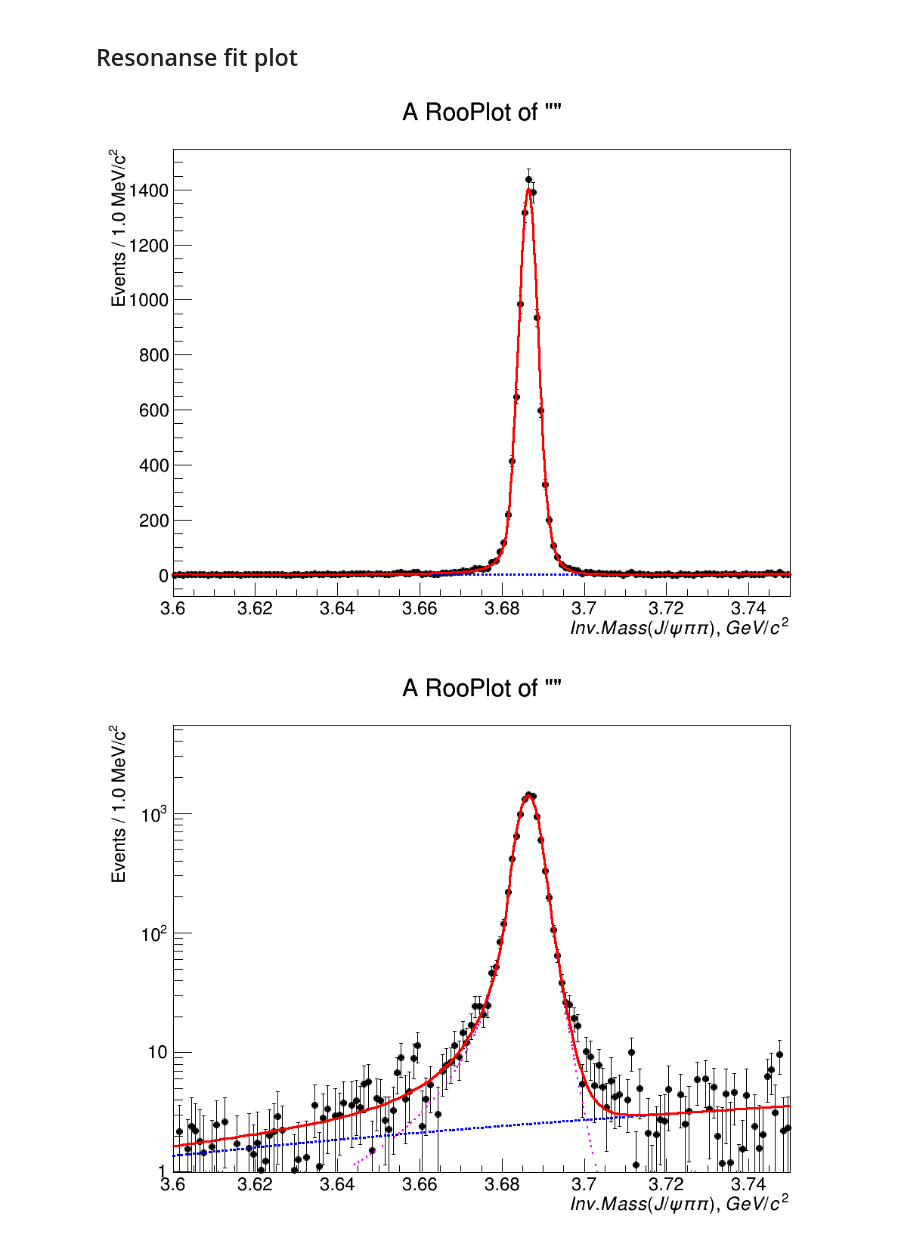
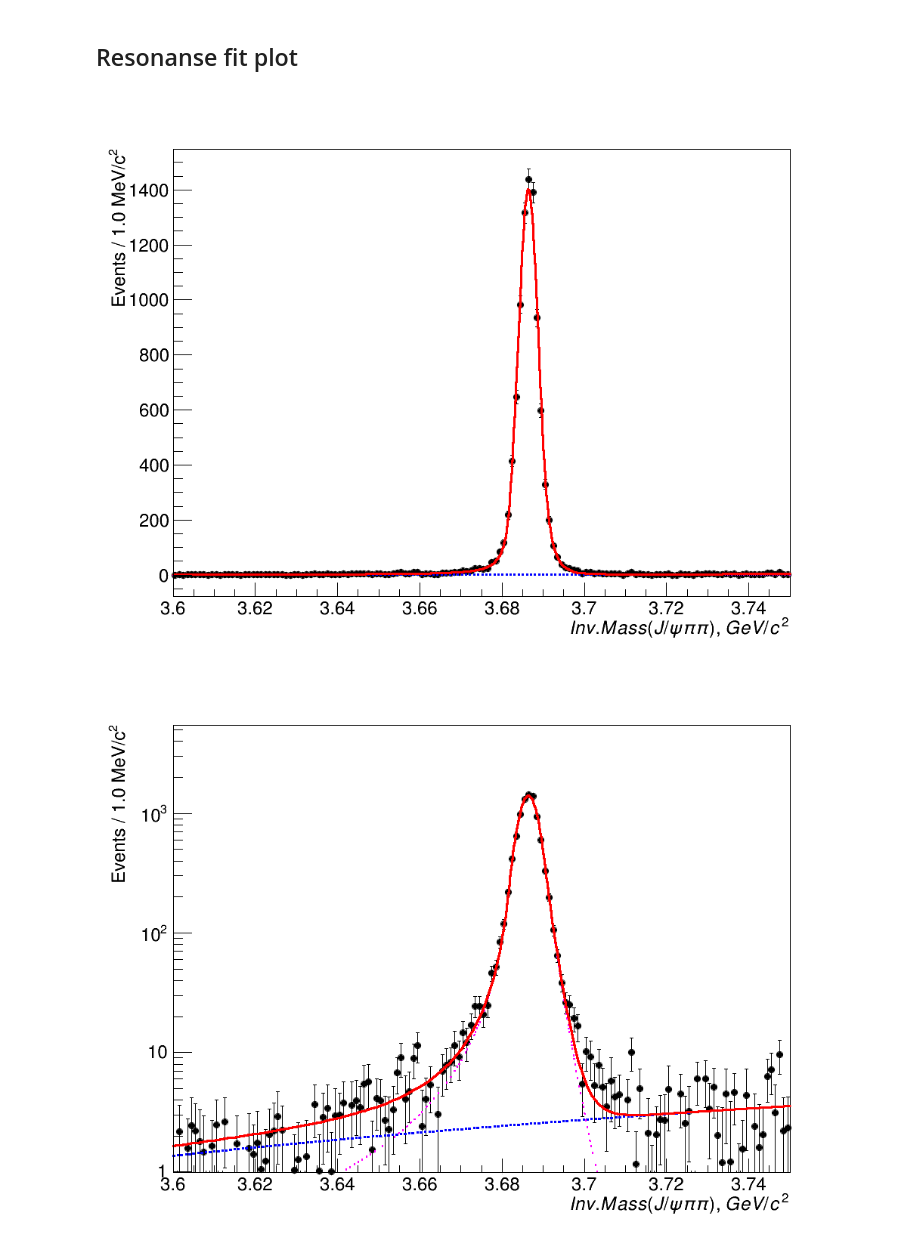
Before and after one commit to sashabaranov/Bu2JpsiKKpi, a Jupyter notebook: Kpipi/fit/fit1D_wide.ipynb, the cells around one changed output. Drawn from its saved outputs; the diff is of its cells as text; code cells hidden in the pictures.

```diff
--- a/Kpipi/fit/fit1D_wide.ipynb
+++ b/Kpipi/fit/fit1D_wide.ipynb
@@ -199,18 +199,18 @@ Resonanse fit plot
 # %%
 c2 = rootnotes.random_canvas(size=(1024, 768))
 
 f.SetYTitle("Events / %.1f MeV/c^{2}" % binning_R)
 f.SetXTitle("Inv. Mass(J/\psi \pi \pi), GeV/c^{2}")
 y_axis = f.GetYaxis()
 y_axis.SetTitleOffset(1.3)
 
-
+f.SetTitle("")
 f.Draw()
 
 
 c2
 # %% [output]
-[figure, old version]
+[figure, new version]
 # %%
 c2 = rootnotes.random_canvas(size=(1024, 768))
 
@@ -218,11 +218,11 @@ f.SetYTitle("Events / %.1f MeV/c^{2}" % binning_R)
 f.SetXTitle("Inv. Mass(J/\psi \pi \pi), GeV/c^{2}")
 f.Draw()
 f.SetAxisRange(1, 5500, 'Y')
-
+f.SetTitle("")
 c2.SetLogy()
 c2
 # %% [output]
-[figure, old version]
+[figure, new version]
 # %%
 ipython_tools.params_table(r)
 # %% [output]
```
Also changed, not shown: parts of 7 cells of this notebook, 2 other files.
